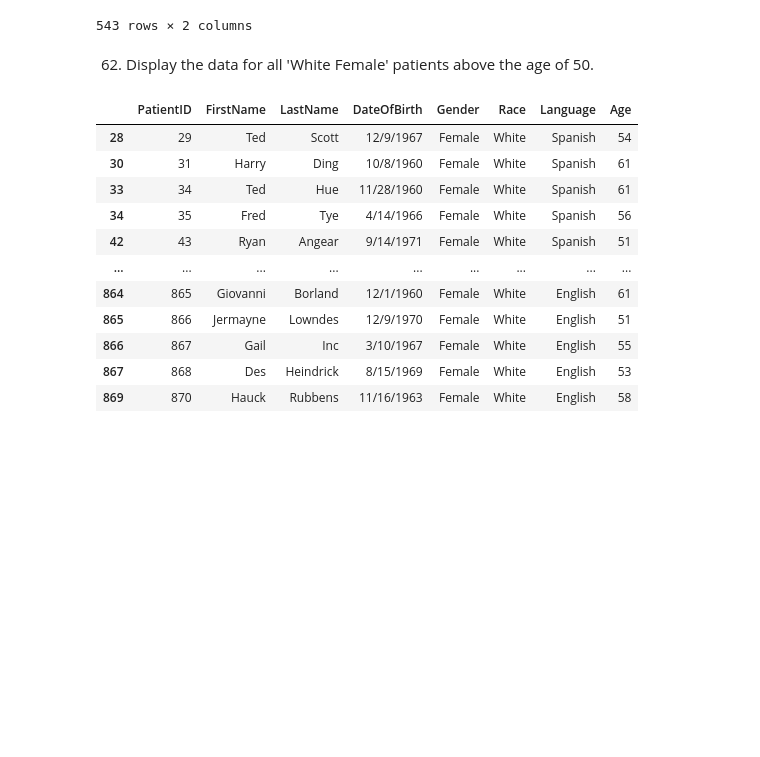
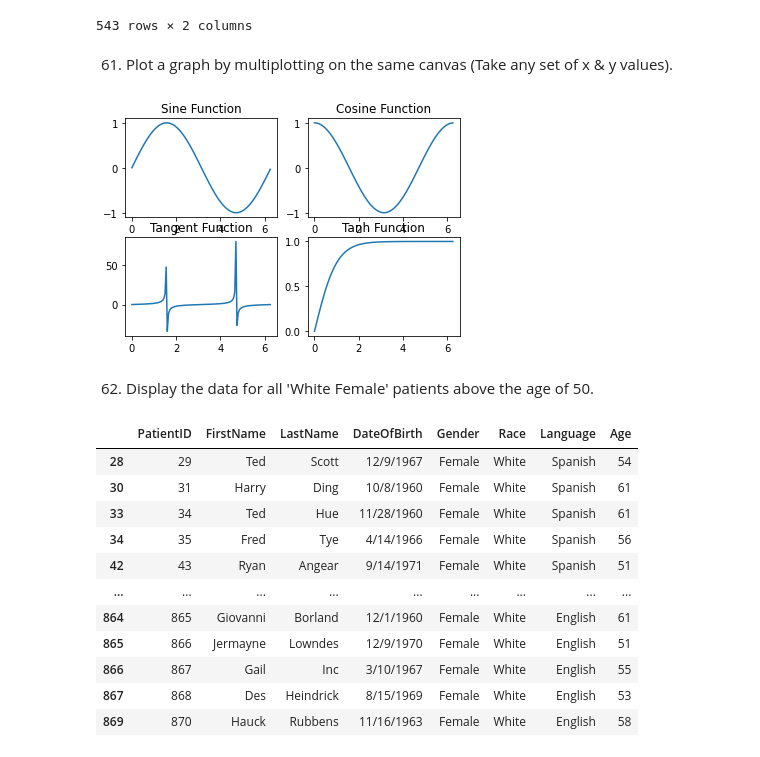
Before and after one commit to PoovithaJayaprakash/Mighty-Pythons, a Jupyter notebook: Mighty-Pythons.ipynb, the cells around one changed output. Cells and saved outputs as stored; diff of their text form; code cells hidden in the pictures; blank space fills up the shorter version.

```diff
--- a/Mighty-Pythons.ipynb
+++ b/Mighty-Pythons.ipynb
@@ -795,8 +876,47 @@ Enter a number5
 | 716 | Chandal | Group |
 | 719 | Ondricka | Hegley |
 543 rows × 2 columns
-# %% [markdown]
-62. Display the data for all 'White Female' patients above the age of 50.
+# %% [markdown]
+61. Plot a graph by multiplotting on the same canvas  (Take any set of x & y values).
+# %%
+# Dataframes used for it:
+
+import matplotlib.pyplot as plt
+import numpy as np
+import math
+
+X = np.arange(0, math.pi*2, 0.05)
+
+Y1 = np.sin(X)
+Y2 = np.cos(X)
+Y3 = np.tan(X)
+Y4 = np.tanh(X)
+
+
+figure, axis = plt.subplots(2, 2)
+
+# For Sine Function
+axis[0, 0].plot(X, Y1)
+axis[0, 0].set_title("Sine Function")
+
+# For Cosine Function
+axis[0, 1].plot(X, Y2)
+axis[0, 1].set_title("Cosine Function")
+
+# For Tangent Function
+axis[1, 0].plot(X, Y3)
+axis[1, 0].set_title("Tangent Function")
+
+# For Tanh Function
+axis[1, 1].plot(X, Y4)
+axis[1, 1].set_title("Tanh Function")
+
+# Combine all the operations and display
+plt.show()
+# %% [output]
+[figure, added]
+# %% [markdown]
+62. Display the data for all 'White Female' patients above the age of 50.
 # %%
 dataPatients[(dataPatients['Race']=='White') & (dataPatients['Gender']=='Female') & (dataPatients['Age']>50)]
 # %% [output]
```
Also changed, not shown: parts of 23 cells of this notebook.
